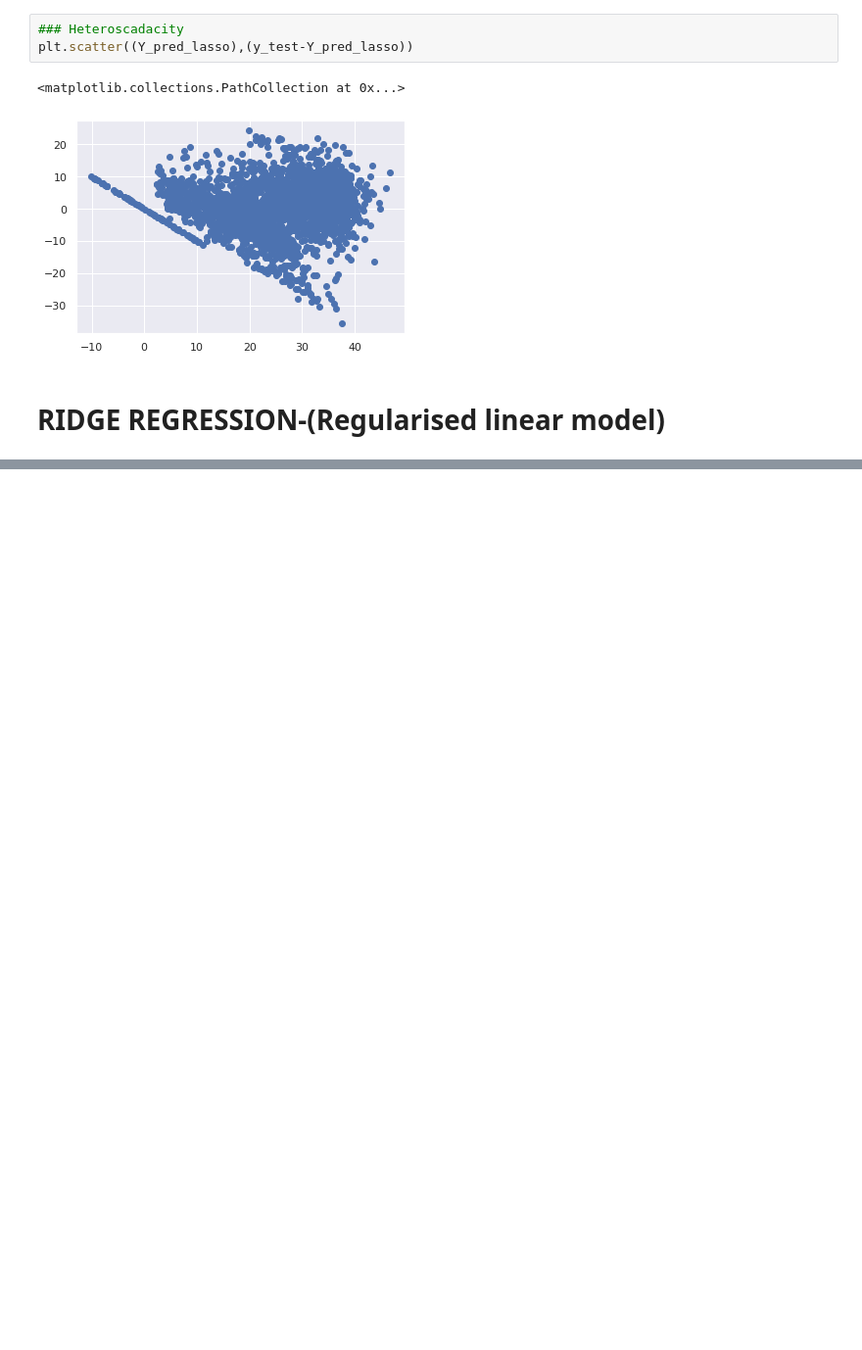
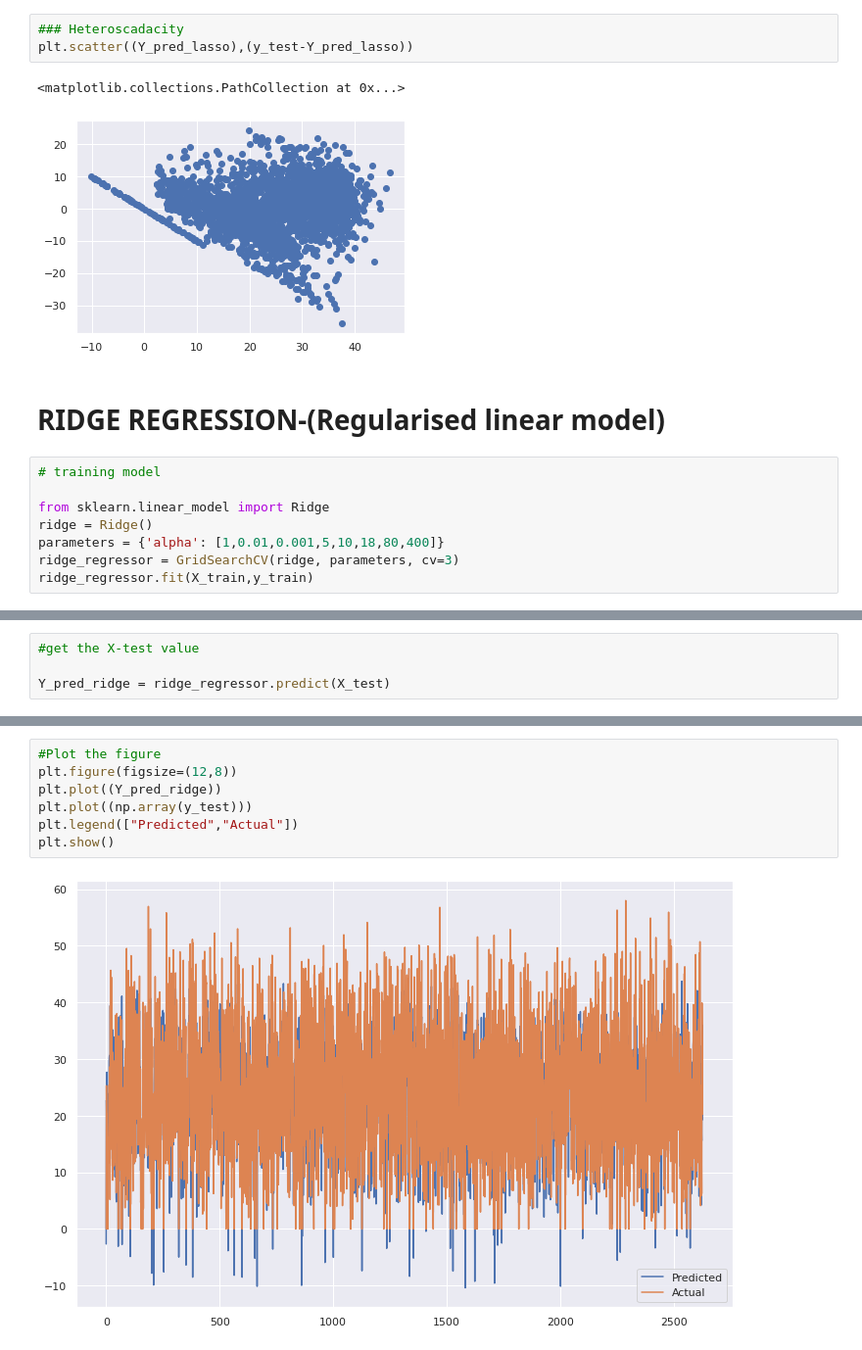
Before and after one commit to praveenbejo95/Bike-sharing-demand-prediction-ML-regression-project-, a Jupyter notebook: Bike_Sharing_Demand_Prediction(Pravin_notebook)_Capstone_Project.ipynb, the cells around one changed output, grey strips where cells are left out. Shown at 98% size. Cells and saved outputs as stored; diff of their text form; blank space fills up the shorter version.

```diff
--- a/Bike_Sharing_Demand_Prediction(Pravin_notebook)_Capstone_Project.ipynb
+++ b/Bike_Sharing_Demand_Prediction(Pravin_notebook)_Capstone_Project.ipynb
@@ -944,3 +944,11 @@ plt.scatter((Y_pred_lasso),(y_test-Y_pred_lasso))
 [figure]
 # %% [markdown]
 # **RIDGE REGRESSION-(Regularised linear model)**
+# %%
+# training model
+
+from sklearn.linear_model import Ridge
+ridge = Ridge()
+parameters = {'alpha': [1,0.01,0.001,5,10,18,80,400]}
+ridge_regressor = GridSearchCV(ridge, parameters, cv=3)
+ridge_regressor.fit(X_train,y_train)
@@ -946,0 +969,4 @@ plt.scatter((Y_pred_lasso),(y_test-Y_pred_lasso))
+# %%
+#get the X-test value
+
+Y_pred_ridge = ridge_regressor.predict(X_test)
@@ -946,0 +990,9 @@ plt.scatter((Y_pred_lasso),(y_test-Y_pred_lasso))
+# %%
+#Plot the figure
+plt.figure(figsize=(12,8))
+plt.plot((Y_pred_ridge))
+plt.plot((np.array(y_test)))
+plt.legend(["Predicted","Actual"])
+plt.show()
+# %% [output]
+[figure, added]
```
Also changed, not shown: parts of 33 cells of this notebook.
